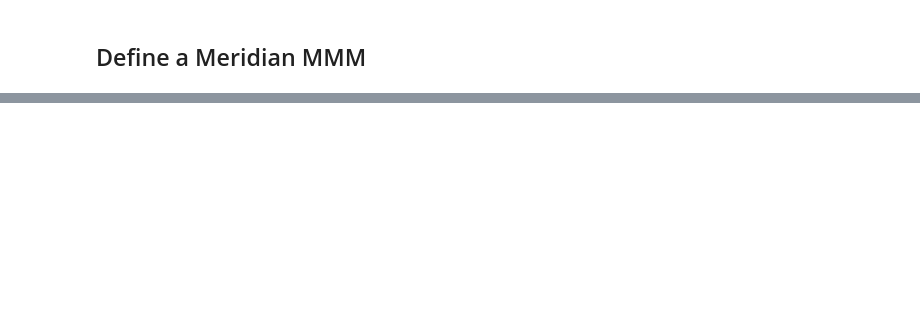
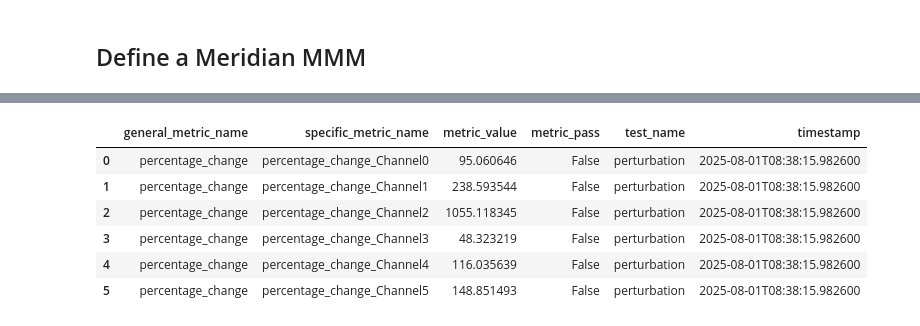
Before and after one commit to mutinex/mmm-eval, a Jupyter notebook: examples/meridian_eval.ipynb, the cells around one changed output, grey strips where cells are left out. Saved outputs shown, nothing was run; the diff lists cells and outputs as text; code cells hidden in the pictures; blank space fills up the shorter version.

```diff
--- a/examples/meridian_eval.ipynb
+++ b/examples/meridian_eval.ipynb
@@ -74,0 +116,13 @@ data_preproc = data_preproc[pd.to_datetime(data_preproc["time"]) > pd.Timestamp(
+# %%
+data_preproc = df.copy()
+data_preproc["revenue"] = data_preproc["revenue_per_conversion"]*data_preproc["conversions"]
+
+# restrict to only two geos
+data_preproc = data_preproc[data_preproc["geo"].isin(["Geo0"])]
+
+# restrict to only post-2023
+data_preproc = data_preproc[pd.to_datetime(data_preproc["time"]) > pd.Timestamp("2023-01-01")]
+data_preproc = data_preproc[pd.to_datetime(data_preproc["time"]) < pd.Timestamp("2023-11-01")]
+
+
+data_preproc.head()
@@ -75,10 +145,11 @@ data_preproc = data_preproc[pd.to_datetime(data_preproc["time"]) > pd.Timestamp(
 # %%
-channels = ["Channel0", "Channel1", "Channel2", "Channel3", "Channel4", "Channel5"]
+# Create an instance of the mmm-eval Meridian Config
 input_data_builder_config = MeridianInputDataBuilderSchema(
     date_column="time",
     media_channels=channels,
-    channel_spend_columns=[f"{col}_spend" for col in channels],
-    channel_impressions_columns=[f"{col}_impression" for col in channels],
+    channel_spend_columns=media_spend_cols,
+    channel_impressions_columns=media_cols,
     response_column="conversions",
-    control_columns=["GQV", "Competitor_Sales", "Discount"],
+    control_columns=control_cols, #Optional but provided for example
 )
+input_data_builder_config
@@ -89,0 +160,9 @@ config = MeridianConfig.from_model_object(mmm, input_data_builder_config=input_d
+# %%
+# specify a larger number of samples if you want quality results
+sample_posterior_kwargs = dict(n_chains=1, n_adapt=10, n_burnin=10, n_keep=10) #Example of setting the samples and chains if we dont want to use the defaults
+config = MeridianConfig.from_model_object(mmm,
+                                          input_data_builder_config=input_data_builder_config,
+                                          revenue_column="revenue",
+                                          sample_posterior_kwargs=sample_posterior_kwargs
+                                          )
+config
@@ -97,0 +230,5 @@ display(result)
+# %%
+# Run the evaluation suite!
+result = run_evaluation(framework="meridian", config=config, data=data_preproc, test_names=["perturbation"])
+result
+# %% [output]
@@ -97,0 +240,7 @@ display(result)
+|  | general_metric_name | specific_metric_name | metric_value | metric_pass | test_name | timestamp |
+| 0 | percentage_change | percentage_change_Channel0 | 95.060646 | False | perturbation | 2025-08-01T08:38:15.982600 |
+| 1 | percentage_change | percentage_change_Channel1 | 238.593544 | False | perturbation | 2025-08-01T08:38:15.982600 |
+| 2 | percentage_change | percentage_change_Channel2 | 1055.118345 | False | perturbation | 2025-08-01T08:38:15.982600 |
+| 3 | percentage_change | percentage_change_Channel3 | 48.323219 | False | perturbation | 2025-08-01T08:38:15.982600 |
+| 4 | percentage_change | percentage_change_Channel4 | 116.035639 | False | perturbation | 2025-08-01T08:38:15.982600 |
+| 5 | percentage_change | percentage_change_Channel5 | 148.851493 | False | perturbation | 2025-08-01T08:38:15.982600 |
```
Also changed, not shown: parts of 28 cells of this notebook, 2 other files.
